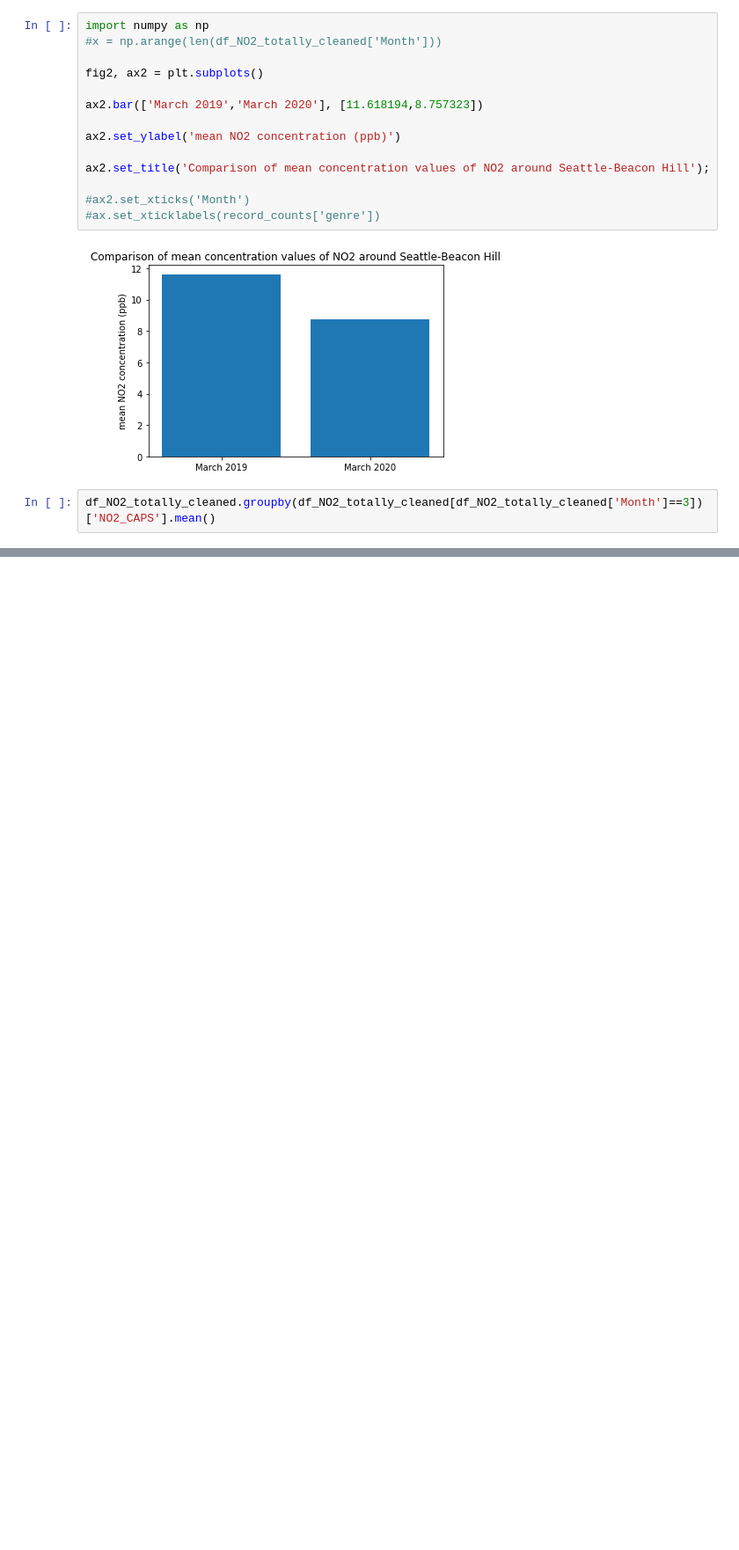
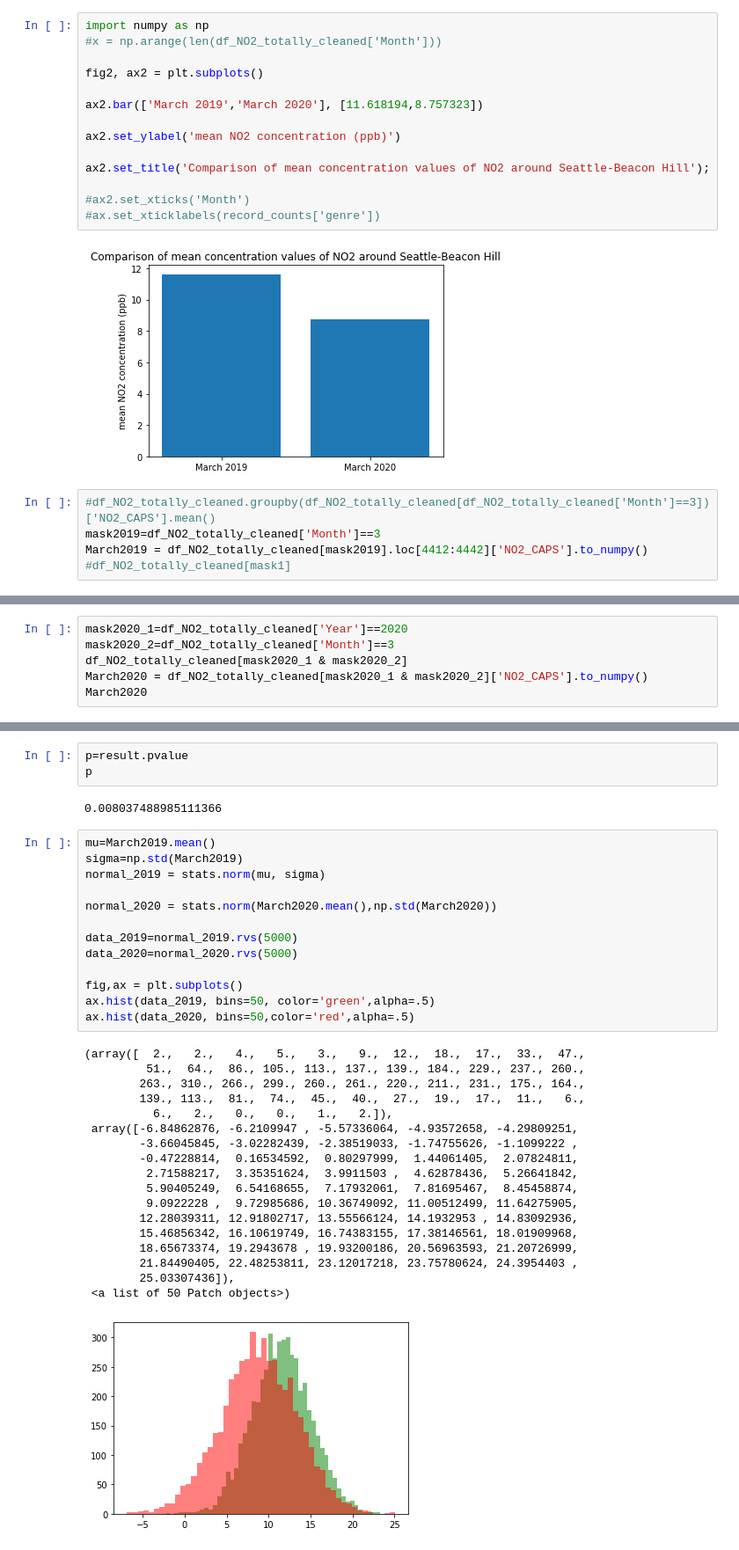
Before and after one commit to b-weintraub/social-distancing, a Jupyter notebook: EDA.ipynb, the cells around one changed output, grey strips where cells are left out. Shown: that part at 88% size. Drawn from its saved outputs; the diff is of its cells as text; blank space fills up the shorter version.

```diff
--- a/EDA.ipynb
+++ b/EDA.ipynb
@@ -230,4 +231,7 @@ ax2.set_title('Comparison of mean concentration values of NO2 around Seattle-Bea
 # %% [output]
 [figure]
 # %%
-df_NO2_totally_cleaned.groupby(df_NO2_totally_cleaned[df_NO2_totally_cleaned['Month']==3])['NO2_CAPS'].mean()
+#df_NO2_totally_cleaned.groupby(df_NO2_totally_cleaned[df_NO2_totally_cleaned['Month']==3])['NO2_CAPS'].mean()
+mask2019=df_NO2_totally_cleaned['Month']==3
+March2019 = df_NO2_totally_cleaned[mask2019].loc[4412:4442]['NO2_CAPS'].to_numpy()
+#df_NO2_totally_cleaned[mask1]
@@ -245,0 +242,6 @@ ValueError: Grouper for '<class 'pandas.core.frame.DataFrame'>' not 1-dimensiona
+# %%
+mask2020_1=df_NO2_totally_cleaned['Year']==2020
+mask2020_2=df_NO2_totally_cleaned['Month']==3
+df_NO2_totally_cleaned[mask2020_1 & mask2020_2]
+March2020 = df_NO2_totally_cleaned[mask2020_1 & mask2020_2]['NO2_CAPS'].to_numpy()
+March2020
@@ -245,0 +259,37 @@ ValueError: Grouper for '<class 'pandas.core.frame.DataFrame'>' not 1-dimensiona
+# %%
+p=result.pvalue
+p
+# %% [output]
+0.008037488985111366
+# %%
+mu=March2019.mean()
+sigma=np.std(March2019)
+normal_2019 = stats.norm(mu, sigma)
+
+normal_2020 = stats.norm(March2020.mean(),np.std(March2020))
+
+data_2019=normal_2019.rvs(5000)
+data_2020=normal_2020.rvs(5000)
+
+fig,ax = plt.subplots()
+ax.hist(data_2019, bins=50, color='green',alpha=.5)
+ax.hist(data_2020, bins=50,color='red',alpha=.5)
+# %% [output]
+(array([  2.,   2.,   4.,   5.,   3.,   9.,  12.,  18.,  17.,  33.,  47.,
+         51.,  64.,  86., 105., 113., 137., 139., 184., 229., 237., 260.,
+        263., 310., 266., 299., 260., 261., 220., 211., 231., 175., 164.,
+        139., 113.,  81.,  74.,  45.,  40.,  27.,  19.,  17.,  11.,   6.,
+          6.,   2.,   0.,   0.,   1.,   2.]),
+ array([-6.84862876, -6.2109947 , -5.57336064, -4.93572658, -4.29809251,
+        -3.66045845, -3.02282439, -2.38519033, -1.74755626, -1.1099222 ,
+        -0.47228814,  0.16534592,  0.80297999,  1.44061405,  2.07824811,
+         2.71588217,  3.35351624,  3.9911503 ,  4.62878436,  5.26641842,
+         5.90405249,  6.54168655,  7.17932061,  7.81695467,  8.45458874,
+         9.0922228 ,  9.72985686, 10.36749092, 11.00512499, 11.64275905,
+        12.28039311, 12.91802717, 13.55566124, 14.1932953 , 14.83092936,
+        15.46856342, 16.10619749, 16.74383155, 17.38146561, 18.01909968,
+        18.65673374, 19.2943678 , 19.93200186, 20.56963593, 21.20726999,
+        21.84490405, 22.48253811, 23.12017218, 23.75780624, 24.3954403 ,
+        25.03307436]),
+ <a list of 50 Patch objects>)
+[figure, added]
```
Also changed, not shown: parts of 10 cells of this notebook.
